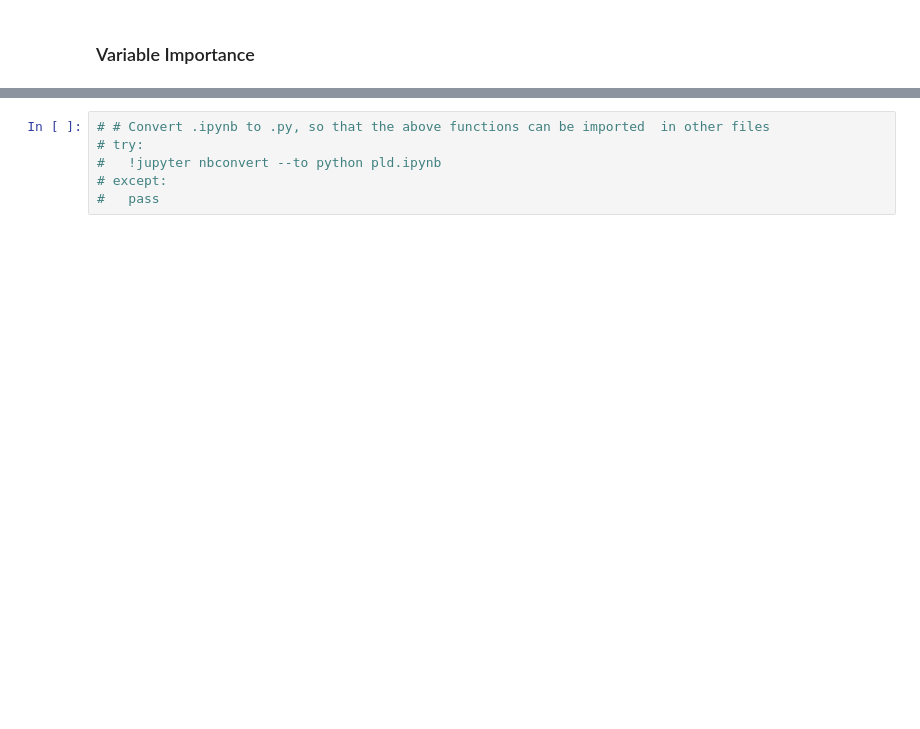
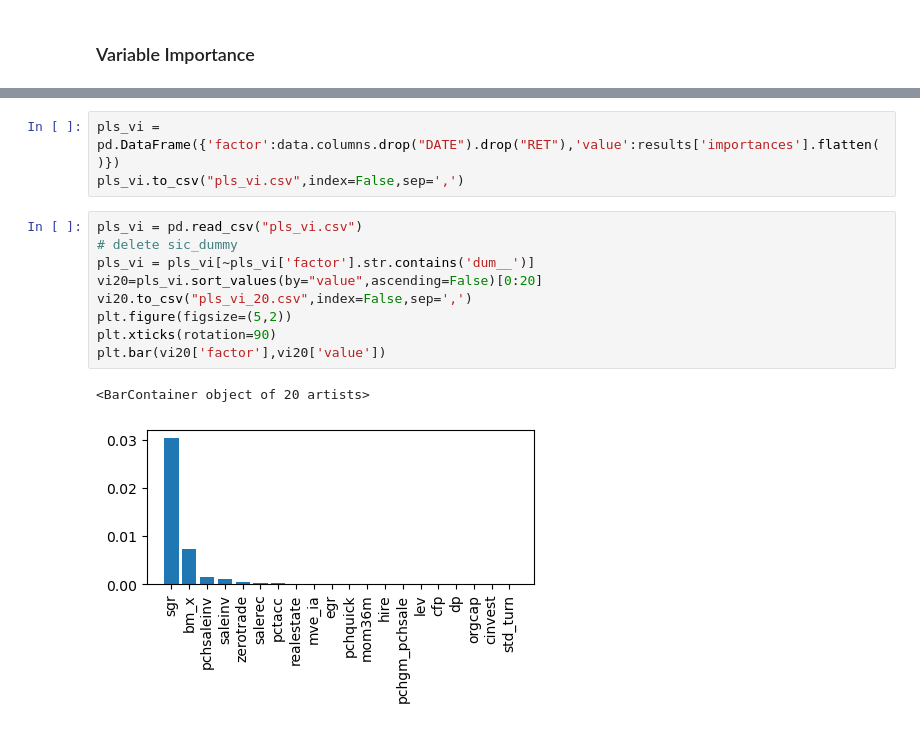
Before and after one commit to caizihuahua/5470_Statistical_ML, a Jupyter notebook: CUI/pls.ipynb, the cells around one changed output, grey strips where cells are left out. Drawn from its saved outputs; the diff is of its cells as text; blank space fills up the shorter version.

```diff
--- a/CUI/pls.ipynb
+++ b/CUI/pls.ipynb
@@ -125,6 +184,15 @@ K for PLS: [5, 5, 5, 5, 5, 5, 5, 5, 5, 5, 5, 5, 5, 5, 5, 5, 5, 5, 5, 5, 5, 5, 5,
-# %%
-# # Convert .ipynb to .py, so that the above functions can be imported  in other files
-# try:
-#   !jupyter nbconvert --to python pld.ipynb
-# except:
-#   pass
+# %%
+pls_vi = pd.DataFrame({'factor':data.columns.drop("DATE").drop("RET"),'value':results['importances'].flatten()})
+pls_vi.to_csv("pls_vi.csv",index=False,sep=',')
+# %%
+pls_vi = pd.read_csv("pls_vi.csv")
+# delete sic_dummy
+pls_vi = pls_vi[~pls_vi['factor'].str.contains('dum__')]
+vi20=pls_vi.sort_values(by="value",ascending=False)[0:20]
+vi20.to_csv("pls_vi_20.csv",index=False,sep=',')
+plt.figure(figsize=(5,2))
+plt.xticks(rotation=90)
+plt.bar(vi20['factor'],vi20['value'])
+# %% [output]
+<BarContainer object of 20 artists>
+[figure, added]
```
Also changed, not shown: parts of 9 cells of this notebook, 3 other files.
